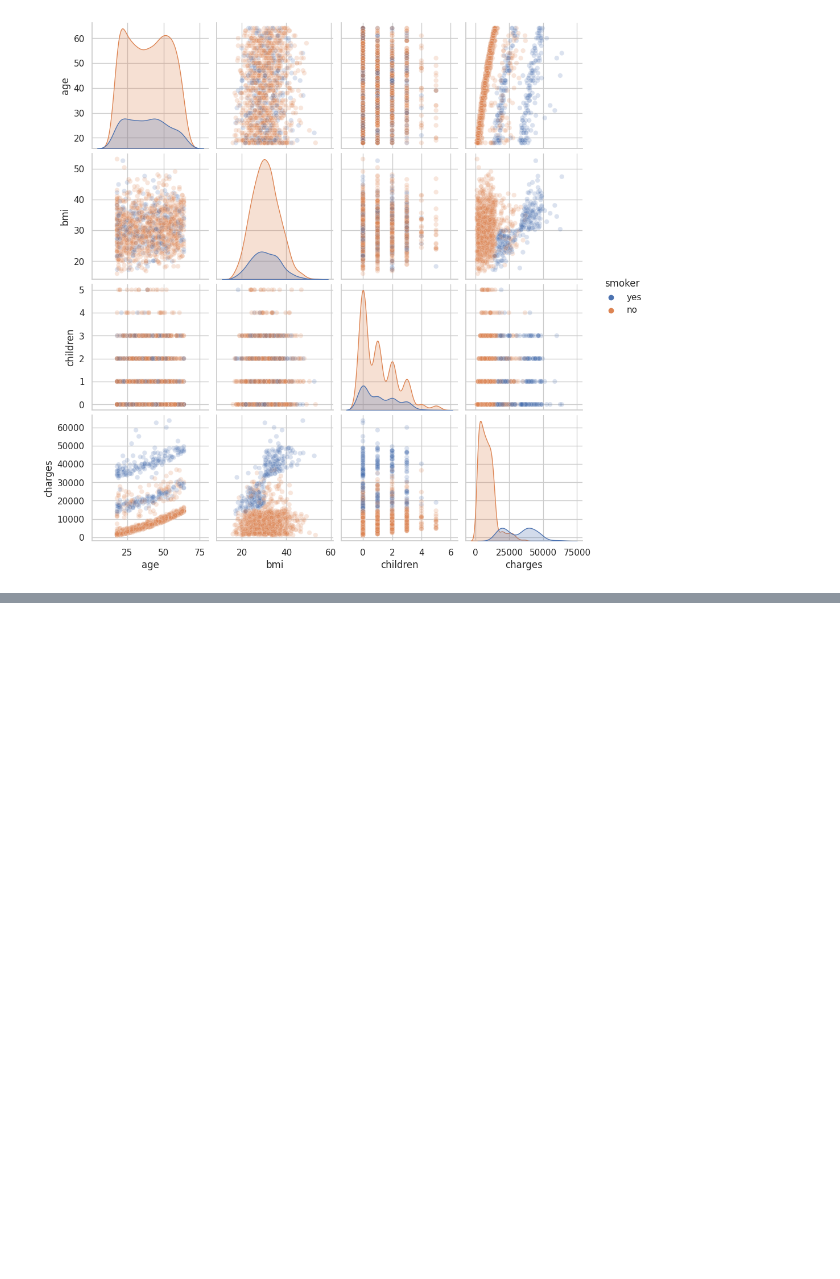
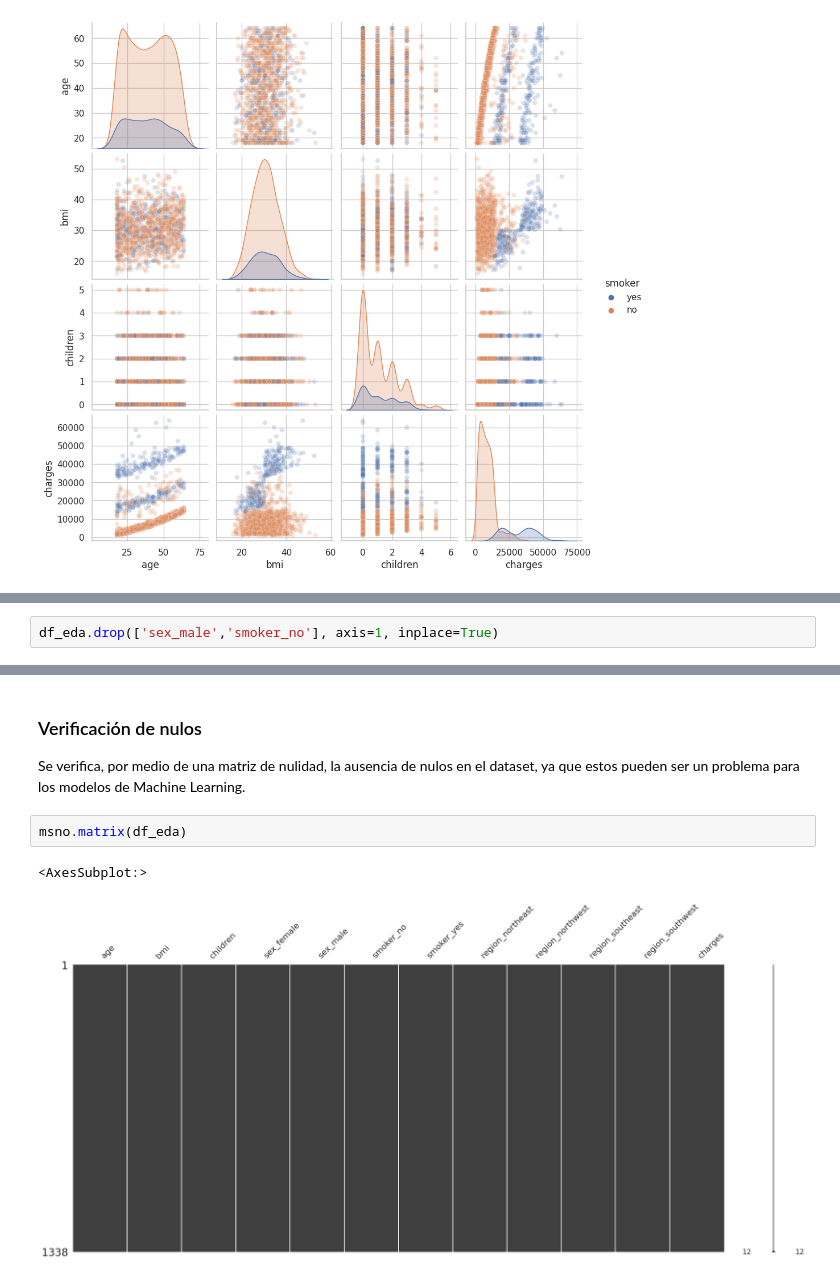
Before and after one commit to jmejiaes/medicalt_cost_prediction, a Jupyter notebook: noteboks/development.ipynb, the cells around one changed output, grey strips where cells are left out. Cells and saved outputs as stored; diff of their text form; blank space fills up the shorter version.

```diff
--- a/noteboks/development.ipynb
+++ b/noteboks/development.ipynb
@@ -213,0 +252,2 @@ De este diagrama de pares podemos observar que:
+# %%
+df_eda.drop(['sex_male','smoker_no'], axis=1, inplace=True)
@@ -213,0 +260,8 @@ De este diagrama de pares podemos observar que:
+# %% [markdown]
+### Verificación de nulos
+Se verifica, por medio de una matriz de nulidad, la ausencia de nulos en el dataset, ya que estos pueden ser un problema para los modelos de Machine Learning.
+# %%
+msno.matrix(df_eda)
+# %% [output]
+<AxesSubplot:>
+[figure, added]
```
Also changed, not shown: parts of 25 cells of this notebook.
